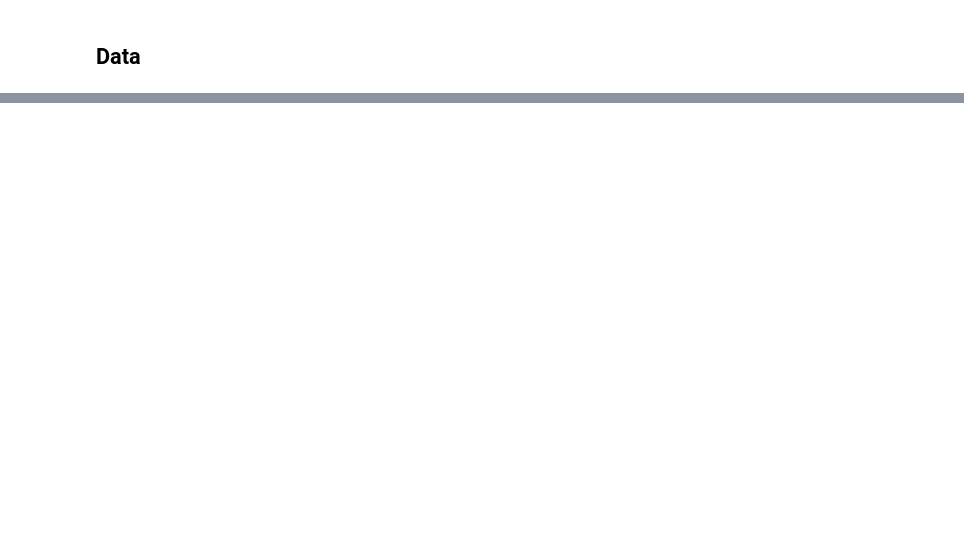
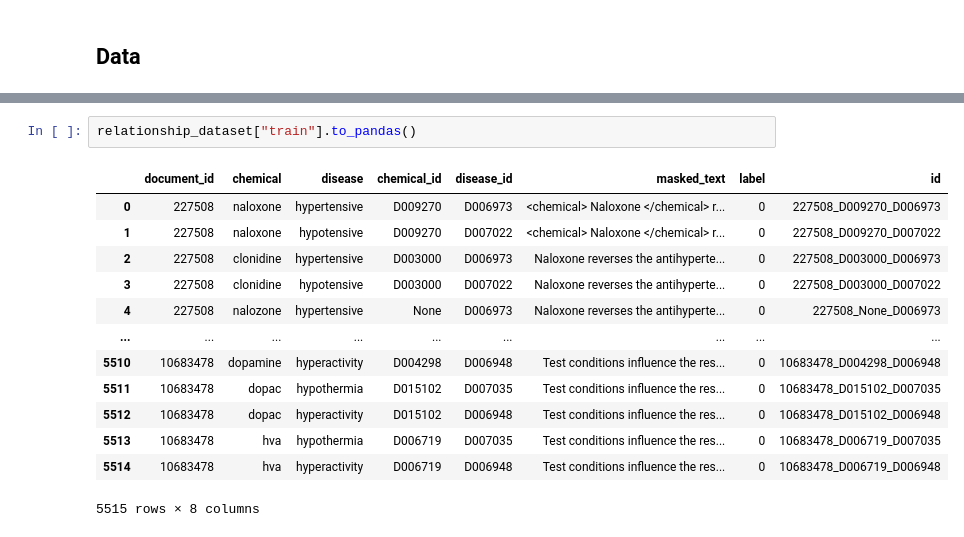
Before and after one commit to Francesco-Alb/biomed-ie-distill-xai, a Jupyter notebook: notebooks/03_weak_supervision.ipynb, the cells around one changed output, grey strips where cells are left out. Cells and saved outputs as stored; diff of their text form; blank space fills up the shorter version.

```diff
--- a/notebooks/03_weak_supervision.ipynb
+++ b/notebooks/03_weak_supervision.ipynb
@@ -261,0 +468,16 @@ pd.read_parquet("data/checkpoints/structured_checkpoint.parquet")
+# %%
+relationship_dataset["train"].to_pandas()
+# %% [output]
+|  | document_id | chemical | disease | chemical_id | disease_id | masked_text | label | id |
+| 0 | 227508 | naloxone | hypertensive | D009270 | D006973 | <chemical> Naloxone </chemical> r... | 0 | 227508_D009270_D006973 |
+| 1 | 227508 | naloxone | hypotensive | D009270 | D007022 | <chemical> Naloxone </chemical> r... | 0 | 227508_D009270_D007022 |
+| 2 | 227508 | clonidine | hypertensive | D003000 | D006973 | Naloxone reverses the antihyperte... | 0 | 227508_D003000_D006973 |
+| 3 | 227508 | clonidine | hypotensive | D003000 | D007022 | Naloxone reverses the antihyperte... | 0 | 227508_D003000_D007022 |
+| 4 | 227508 | nalozone | hypertensive | None | D006973 | Naloxone reverses the antihyperte... | 0 | 227508_None_D006973 |
+| ... | ... | ... | ... | ... | ... | ... | ... | ... |
+| 5510 | 10683478 | dopamine | hyperactivity | D004298 | D006948 | Test conditions influence the res... | 0 | 10683478_D004298_D006948 |
+| 5511 | 10683478 | dopac | hypothermia | D015102 | D007035 | Test conditions influence the res... | 0 | 10683478_D015102_D007035 |
+| 5512 | 10683478 | dopac | hyperactivity | D015102 | D006948 | Test conditions influence the res... | 0 | 10683478_D015102_D006948 |
+| 5513 | 10683478 | hva | hypothermia | D006719 | D007035 | Test conditions influence the res... | 0 | 10683478_D006719_D007035 |
+| 5514 | 10683478 | hva | hyperactivity | D006719 | D006948 | Test conditions influence the res... | 0 | 10683478_D006719_D006948 |
+5515 rows × 8 columns
```
Also changed, not shown: parts of 20 cells of this notebook, 3 other files.
